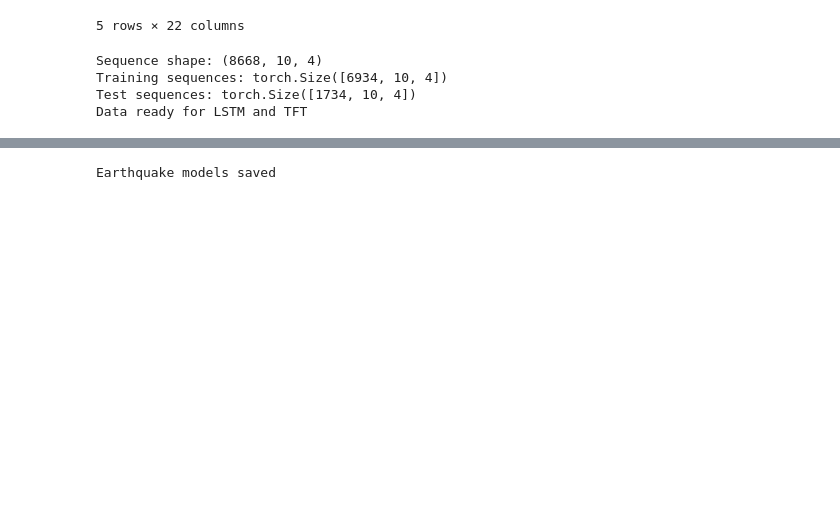
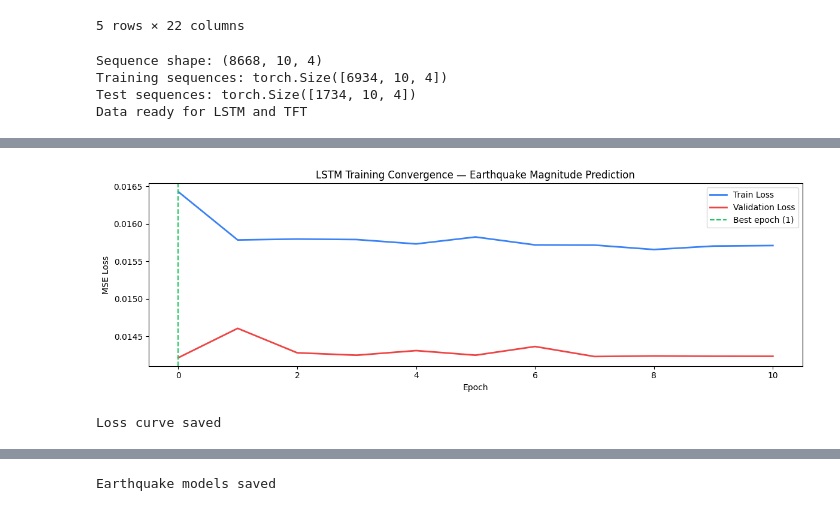
Before and after one commit to IndrayaniBhosale/terraalert, a Jupyter notebook: notebooks/06_earthquake_models.ipynb, the cells around one changed output, grey strips where cells are left out. Drawn from its saved outputs; the diff is of its cells as text; code cells hidden in the pictures; blank space fills up the shorter version.

```diff
--- a/notebooks/06_earthquake_models.ipynb
+++ b/notebooks/06_earthquake_models.ipynb
@@ -135,3 +175,22 @@ LSTM Results:
+# %%
+import matplotlib.pyplot as plt
+
+plt.figure(figsize=(12, 4))
+plt.plot(lstm_train_losses, label='Train Loss', color='#3b82f6', linewidth=2)
+plt.plot(lstm_val_losses, label='Validation Loss', color='#ef4444', linewidth=2)
+plt.axvline(x=best_epoch-1, color='#22c55e', linestyle='--',
+            label=f'Best epoch ({best_epoch})', linewidth=1.5)
+plt.xlabel('Epoch')
+plt.ylabel('MSE Loss')
+plt.title('LSTM Training Convergence — Earthquake Magnitude Prediction')
+plt.legend()
+plt.tight_layout()
+plt.savefig('../data/earthquakes/lstm_loss_curve.png', dpi=150)
+plt.show()
+print('Loss curve saved')
+# %% [output]
+[figure, added]
+Loss curve saved
 # %%
 # Temporal Fusion Transformer - simplified implementation
 class TFTModel(nn.Module):
```
Also changed, not shown: parts of 3 cells of this notebook.
